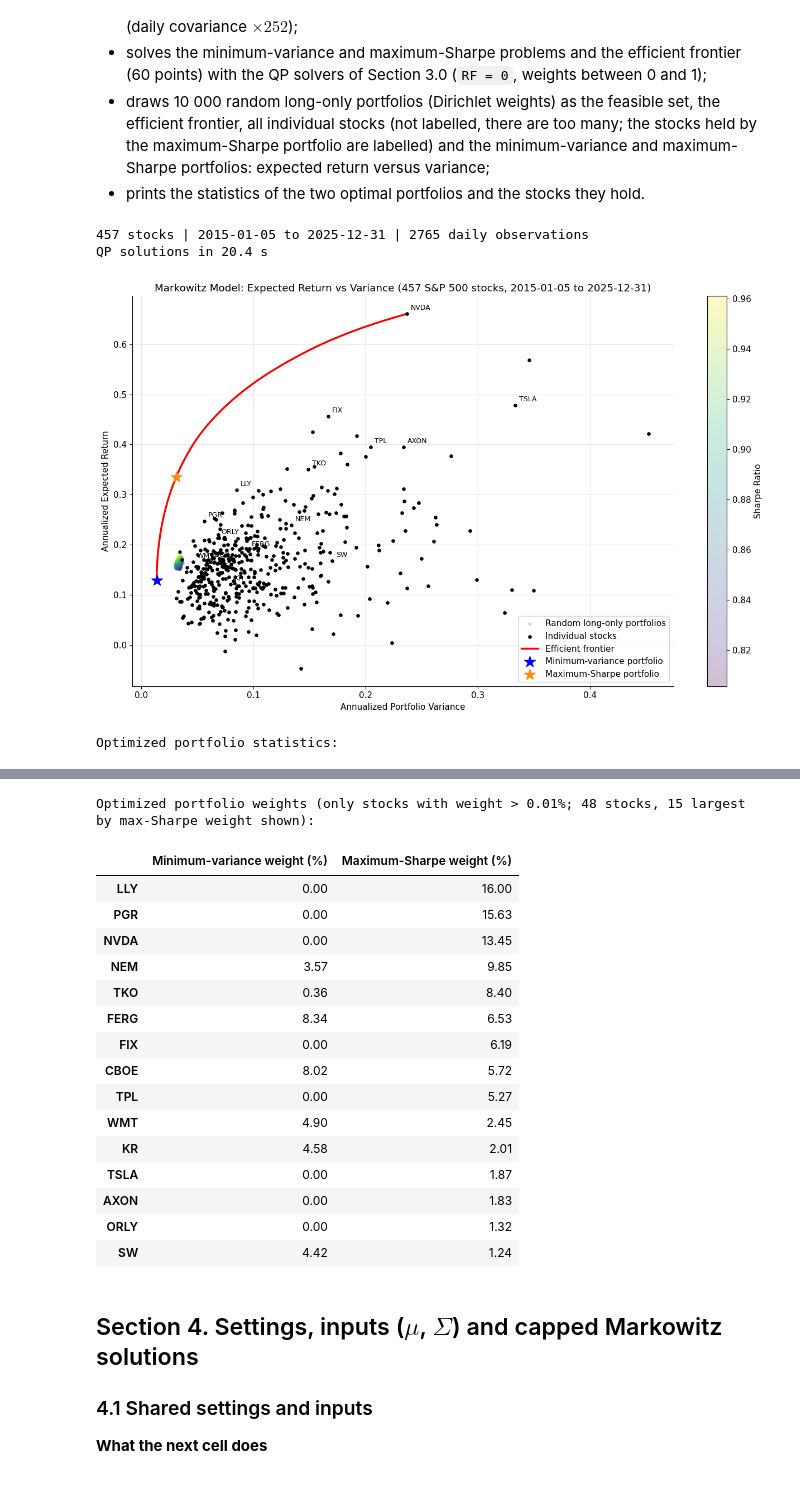
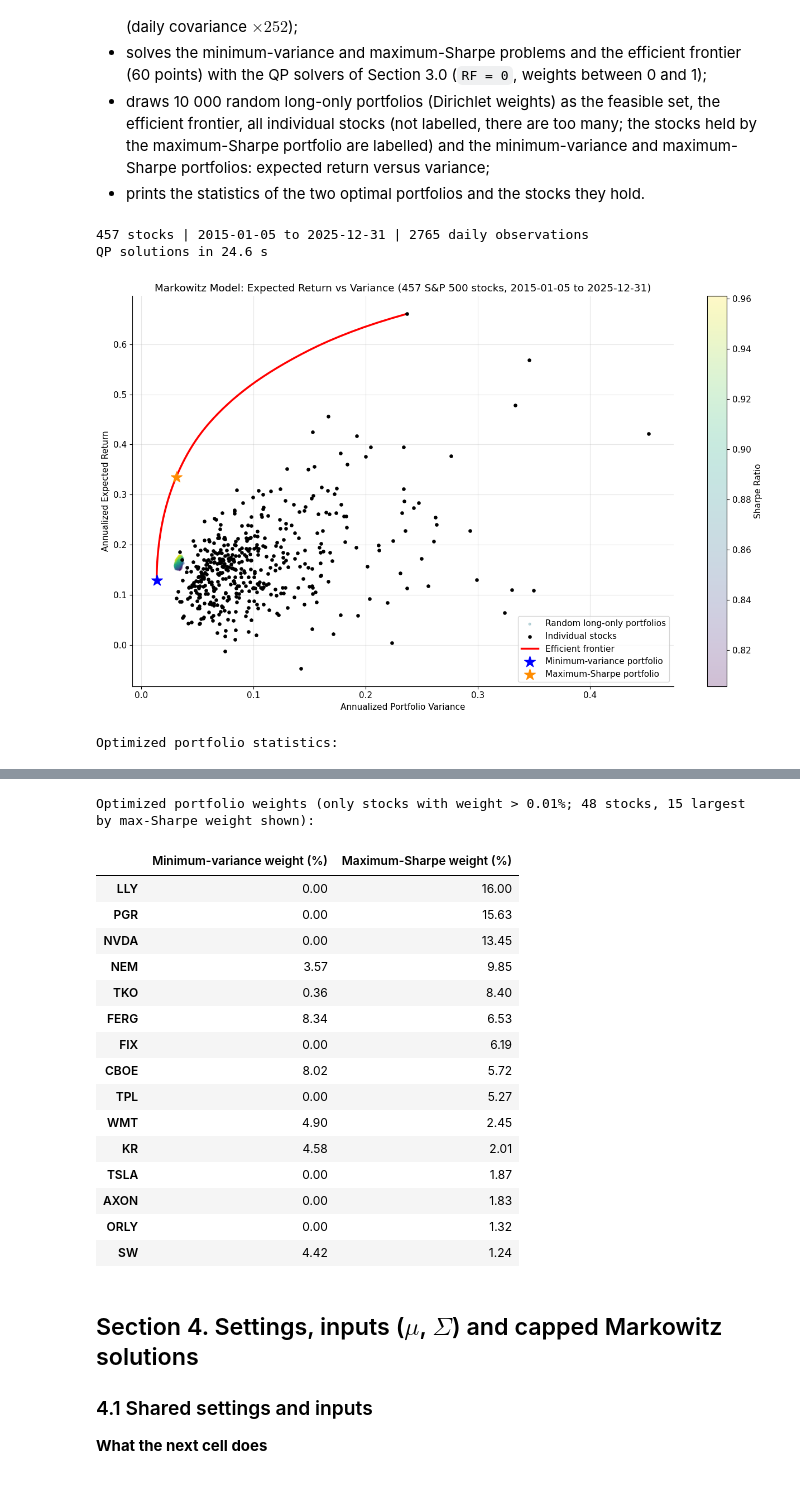
Before and after one commit to MesaGagan003-ops/Portfolio-Optimization, a Jupyter notebook: portfolio_optimization_500stocks_v3.ipynb, the cells around one changed output, grey strips where cells are left out. Drawn from its saved outputs; the diff is of its cells as text; code cells hidden in the pictures.

```diff
--- a/portfolio_optimization_500stocks_v3.ipynb
+++ b/portfolio_optimization_500stocks_v3.ipynb
@@ -421,37 +421,35 @@ r_sharpe = (r_ret - RF) / np.sqrt(np.maximum(r_var, 1e-15))
 
 # Plot: expected return vs variance
 plt.figure(figsize=(13, 8))
 sc = plt.scatter(r_var, r_ret, c=r_sharpe, cmap="viridis", s=8, alpha=0.25, label="Random long-only portfolios")
 plt.scatter(np.diag(covariance_array), returns_array, color="black", s=14, zorder=4, label="Individual stocks")
-for i in np.flatnonzero(w_maxsh > 0.01):
-    plt.annotate(assets[i], (covariance_array[i, i], returns_array[i]), xytext=(5, 5), textcoords="offset points", fontsize=9)
 plt.plot(f_var, f_ret, color="red", lw=2.5, label="Efficient frontier")
 plt.scatter(var_minvar, ret_minvar, color="blue", marker="*", s=220, zorder=5, label="Minimum-variance portfolio")
 plt.scatter(var_maxsh, ret_maxsh, color="darkorange", marker="*", s=220, zorder=5, label="Maximum-Sharpe portfolio")
 plt.xlabel("Annualized Portfolio Variance"); plt.ylabel("Annualized Expected Return")
 plt.title(f"Markowitz Model: Expected Return vs Variance ({n} S&P 500 stocks, {daily_returns.index[0].date()} to {daily_returns.index[-1].date()})")
 plt.colorbar(sc, label="Sharpe Ratio"); plt.grid(True, alpha=0.3); plt.legend(loc="best"); plt.tight_layout()
 savefig("markowitz_frontier"); plt.show()
 
 port_stats_tab = pd.DataFrame({
     "Portfolio": ["Minimum variance", "Maximum Sharpe"],
     "Expected Return (%)": [ret_minvar * 100, ret_maxsh * 100],
     "Variance": [var_minvar, var_maxsh],
     "Volatility (%)": [np.sqrt(var_minvar) * 100, np.sqrt(var_maxsh) * 100],
     "Sharpe Ratio": [(ret_minvar - RF) / np.sqrt(var_minvar), sharpe_maxsh],
     "Stocks held (weight > 0.01%)": [int((w_minvar > 1e-4).sum()), int((w_maxsh > 1e-4).sum())],
 })
 weights = pd.DataFrame({"Minimum-variance weight (%)": w_minvar * 100, "Maximum-Sharpe weight (%)": w_maxsh * 100}, index=assets)
 weights = weights[(weights > 0.01).any(axis=1)].sort_values("Maximum-Sharpe weight (%)", ascending=False)
 print("Optimized portfolio statistics:")
 display(port_stats_tab.round(4))
 print(f"Optimized portfolio weights (only stocks with weight > 0.01%; {len(weights)} stocks, 15 largest by max-Sharpe weight shown):")
 display(weights.head(15).round(2))
 port_stats_tab.to_csv(f"{OUT_DIR}/markowitz_portfolio_statistics.csv"); weights.to_csv(f"{OUT_DIR}/markowitz_weights.csv")
 # %% [output]
 457 stocks | 2015-01-05 to 2025-12-31 | 2765 daily observations
-QP solutions in 20.4 s
+QP solutions in 24.6 s
-[figure, old version]
+[figure, new version]
 Optimized portfolio statistics:
 |  | Portfolio | Expected Return (%) | Variance | Volatility (%) | Sharpe Ratio | Stocks held (weight > 0.01%) |
 | 0 | Minimum variance | 12.8757 | 0.0139 | 11.7932 | 1.0918 | 36 |
```
Also changed, not shown: parts of 19 cells of this notebook, 7 other files.
